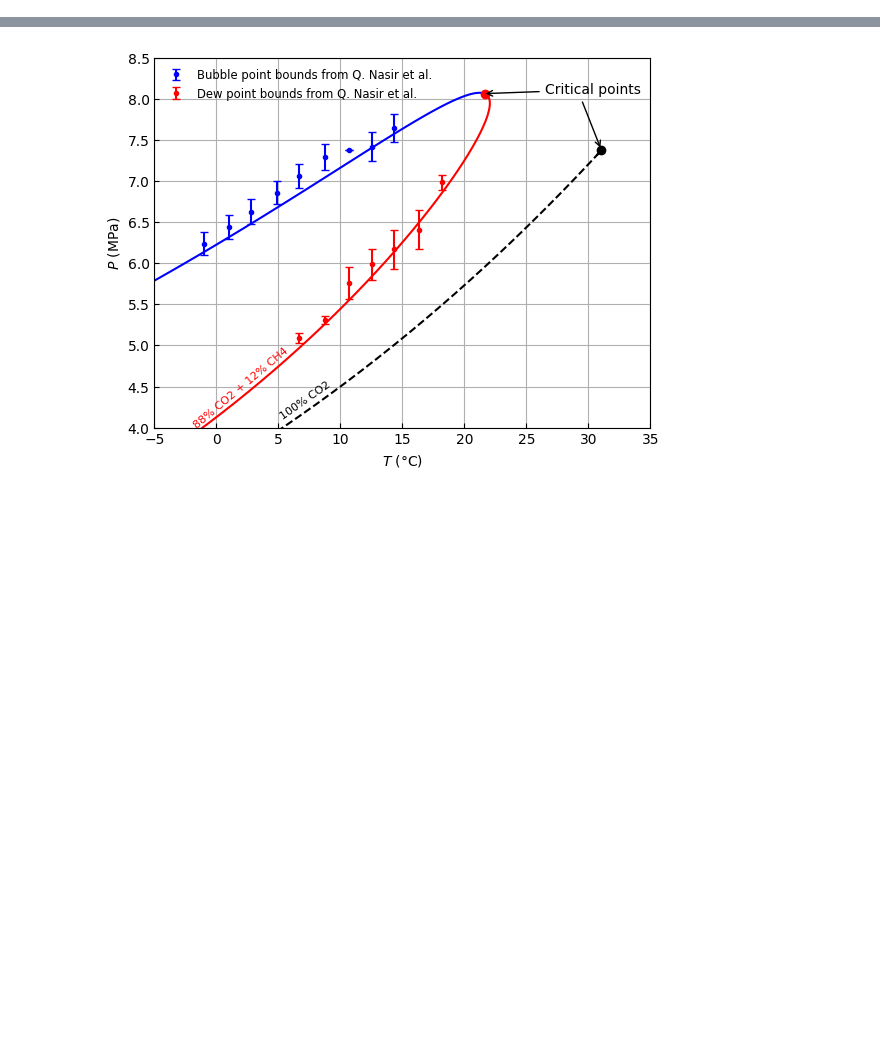
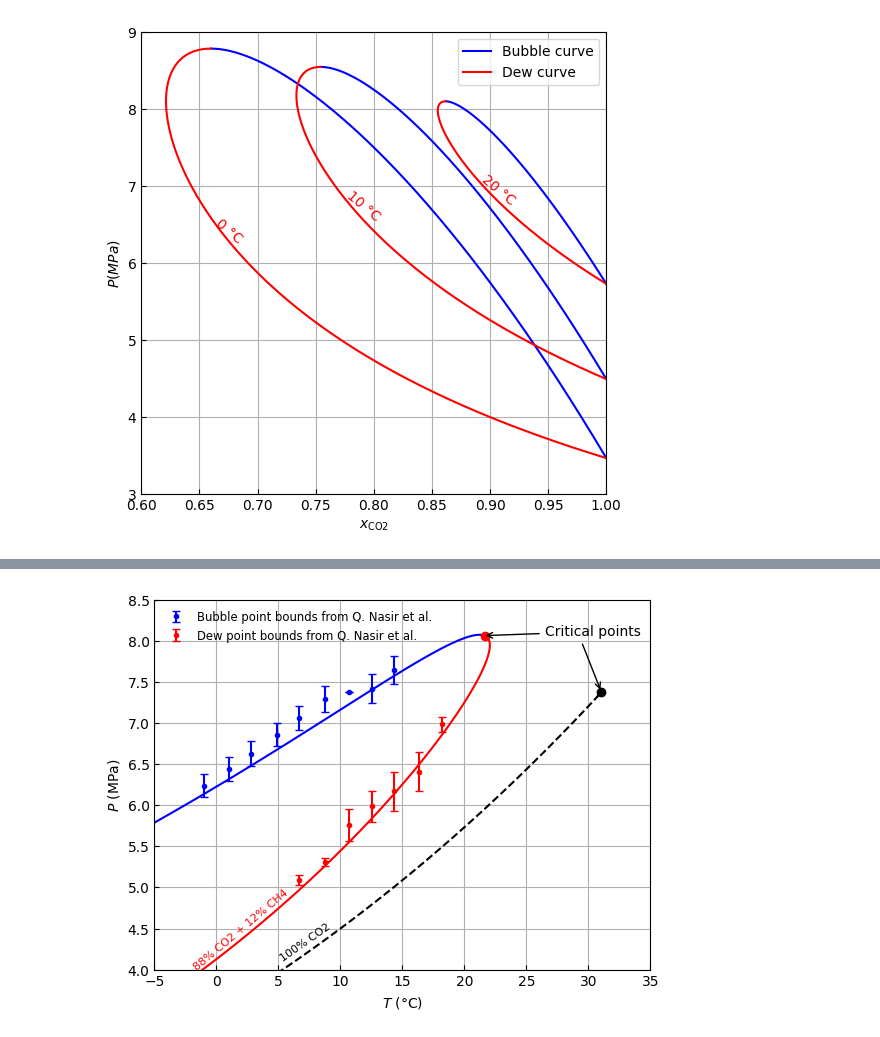
Before and after one commit to MohamedAmineBouguezzoul/Stage-3A, a Jupyter notebook: Aramco/Plots.ipynb, the cells around one changed output, grey strips where cells are left out. Cells and saved outputs as stored; diff of their text form; code cells hidden in the pictures; blank space fills up the shorter version.

```diff
--- a/Aramco/Plots.ipynb
+++ b/Aramco/Plots.ipynb
@@ -41,3 +43,45 @@ plt.show()
+# %%
+#!/usr/bin/python
+# Modify system path
+import sys
+sys.path.insert(0,'../pycThermopack/')
+# Importing pyThermopack
+from thermopack.cubic import cubic
+# Importing Numpy (math, arrays, etc...)
+import numpy as np
+# Importing Matplotlib (plotting)
+import matplotlib.pyplot as plt
+
+Temps = [273.15, 283.15, 293.15]
+
+plt.figure(2,(6,6))
+
+srk3 = cubic("CO2,C1", "PR")
+for Temp in Temps:
+    lle, l1ve, l2ve = srk3.get_binary_pxy(Temp, minimum_pressure=0, maximum_pressure=25e6)
+    plt.plot(l1ve.x, l1ve.p*1e-6, color="b", ls= "-")
+    plt.plot(l1ve.y, l1ve.p*1e-6, color="r", ls="-")
+
+
+    a=6*len(l1ve.y)//10
+    # Add text annotation for each plot
+    plt.text(l1ve.y[a], l1ve.p[a]*1e-6-.3, f'{int(Temp-273.15)} °C', fontsize=10, rotation = -40, color = 'r', fontweight = 500)
+
+plt.xlim(0.6,1)
+plt.ylim(3,9)
+
+plt.grid()
+plt.gca().xaxis.set_tick_params(direction='in')
+plt.gca().yaxis.set_tick_params(direction='in')
+
+plt.legend(['Bubble curve','Dew curve'])
+plt.xlabel(r"$x_{\rm{CO2}}$")
+plt.ylabel(r"$P (MPa)$")
+
+plt.savefig('PxCH4.svg', format='svg')
+plt.show()
+# %% [output]
+[figure, added]
 # %%
 #!/usr/bin/python
 import sys
```
Also changed, not shown: parts of 3 cells of this notebook, 4 other files.
